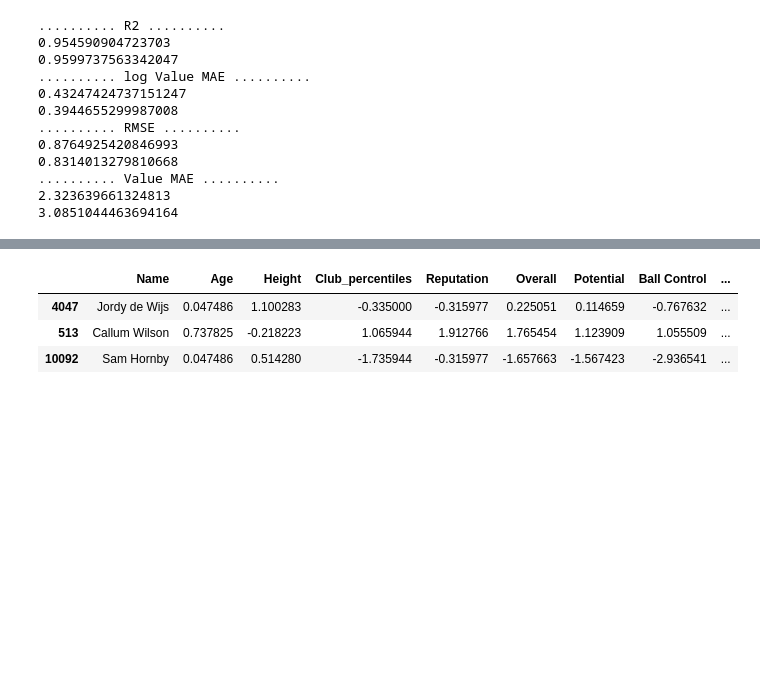
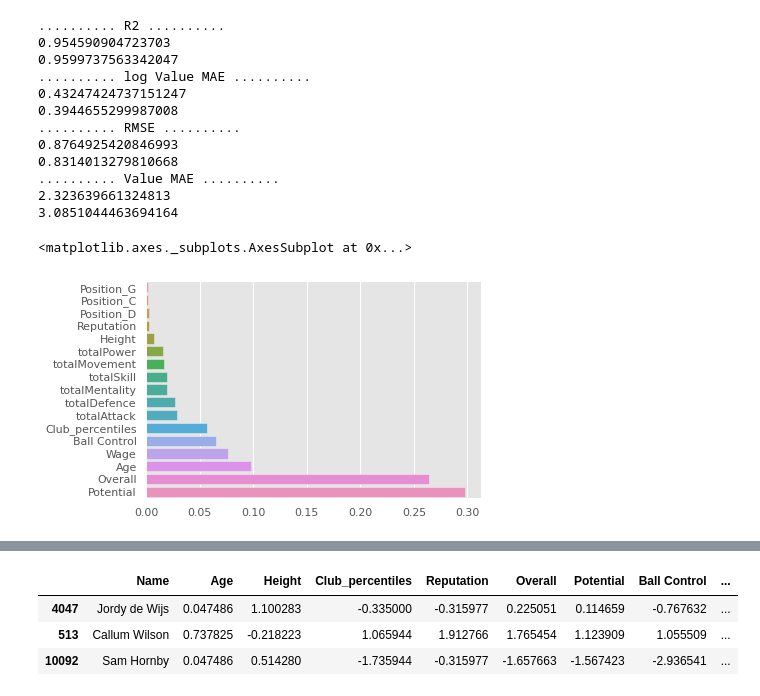
Before and after one commit to shafieiali42/Football-analysis, a Jupyter notebook: SoccerAnalysis.ipynb, the cells around one changed output, grey strips where cells are left out. Saved outputs shown, nothing was run; the diff lists cells and outputs as text; code cells hidden in the pictures; blank space fills up the shorter version.

```diff
--- a/SoccerAnalysis.ipynb
+++ b/SoccerAnalysis.ipynb
@@ -761,3 +761,11 @@ print(test_value_mae)
 .......... Value MAE ..........
 2.323639661324813
 3.0851044463694164
+# %%
+fr_features=reg.feature_names_in_
+fr_feature_importance=reg.feature_importances_
+indexes=fr_feature_importance.argsort()
+sns.barplot(fr_feature_importance[indexes],fr_features[indexes])
+# %% [output]
+<matplotlib.axes._subplots.AxesSubplot at 0x...>
+[figure, added]
```
Also changed, not shown: parts of 6 cells of this notebook.
